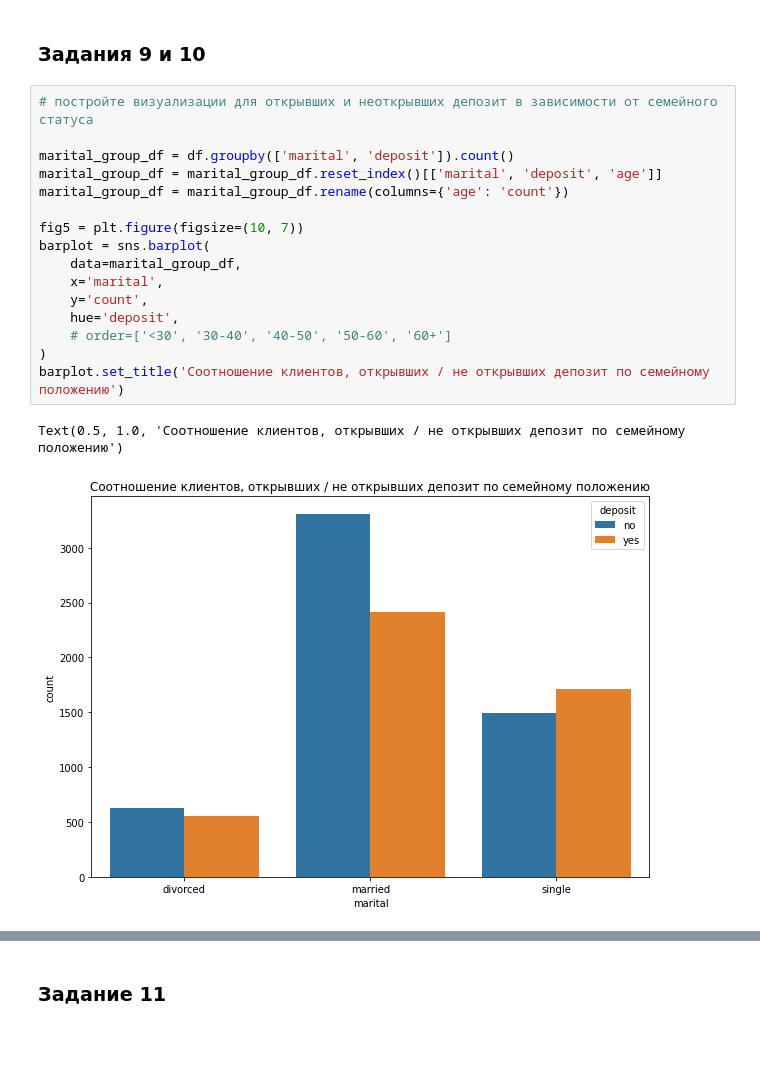
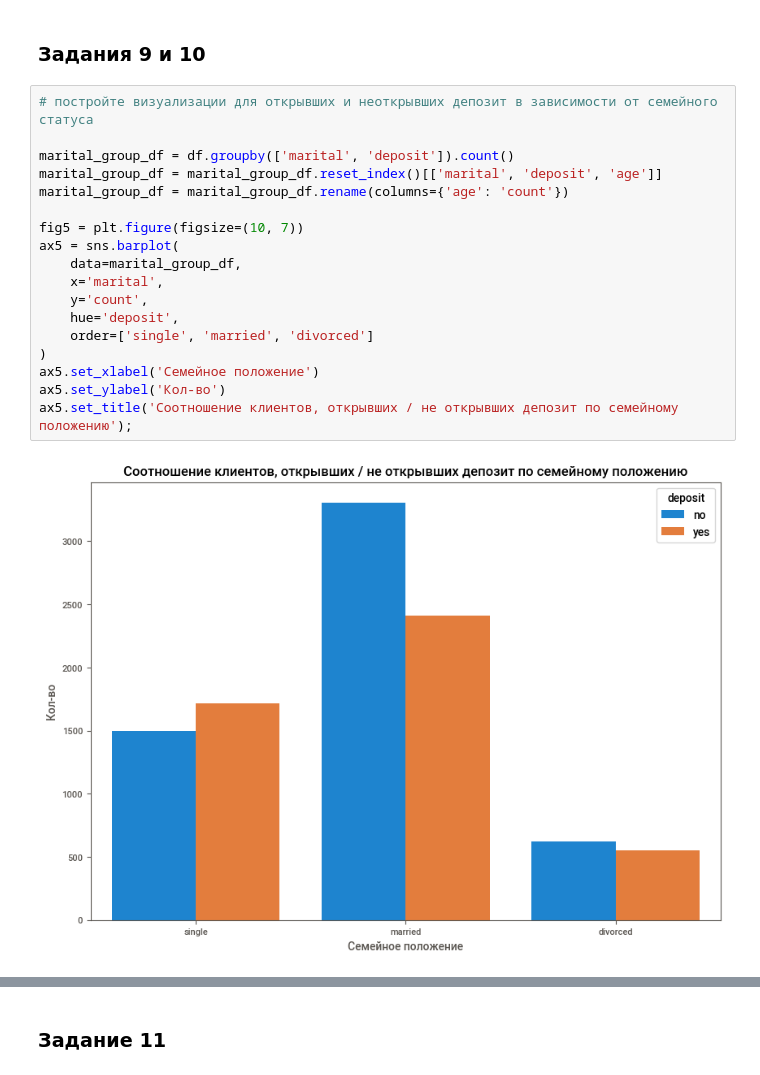
Before and after one commit to sergstar/data_science_student, a Jupyter notebook: project_4/Project_4_ML.ipynb, the cells around one changed output, grey strips where cells are left out. Cells and saved outputs as stored; diff of their text form; blank space fills up the shorter version.

```diff
--- a/project_4/Project_4_ML.ipynb
+++ b/project_4/Project_4_ML.ipynb
@@ -356,22 +371,23 @@ Text(0.5, 1.0, 'Соотношение клиентов, открывших / н
 # %%
 # постройте визуализации для открывших и неоткрывших депозит в зависимости от семейного статуса
 
 marital_group_df = df.groupby(['marital', 'deposit']).count()
 marital_group_df = marital_group_df.reset_index()[['marital', 'deposit', 'age']]
 marital_group_df = marital_group_df.rename(columns={'age': 'count'})
 
 fig5 = plt.figure(figsize=(10, 7))
-barplot = sns.barplot(
+ax5 = sns.barplot(
     data=marital_group_df,
     x='marital',
     y='count',
     hue='deposit',
-    # order=['<30', '30-40', '40-50', '50-60', '60+']
+    order=['single', 'married', 'divorced']
 )
-barplot.set_title('Соотношение клиентов, открывших / не открывших депозит по семейному положению')
+ax5.set_xlabel('Семейное положение')
+ax5.set_ylabel('Кол-во')
+ax5.set_title('Соотношение клиентов, открывших / не открывших депозит по семейному положению');
 # %% [output]
-Text(0.5, 1.0, 'Соотношение клиентов, открывших / не открывших депозит по семейному положению')
-[figure, old version]
+[figure, new version]
 # %%
 # постройте визуализации для открывших и неоткрывших депозит в зависимости от образования
 
```
Also changed, not shown: parts of 26 cells of this notebook, 3 other files.
